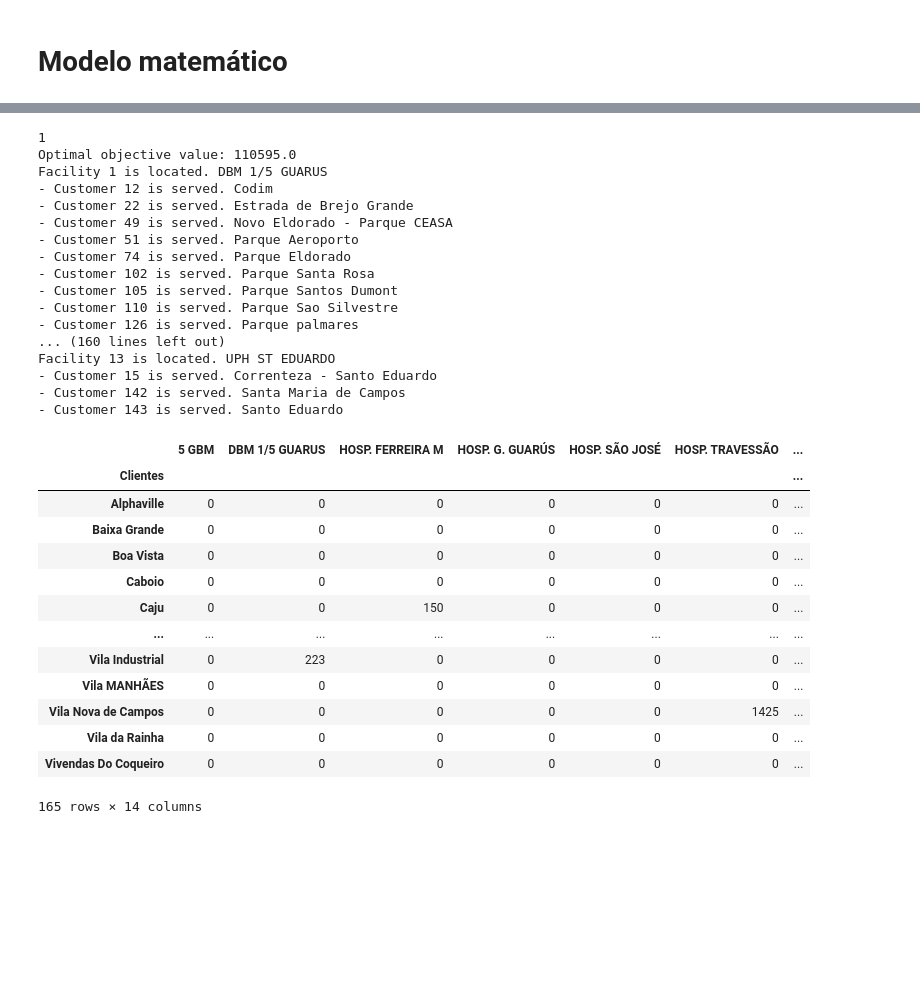
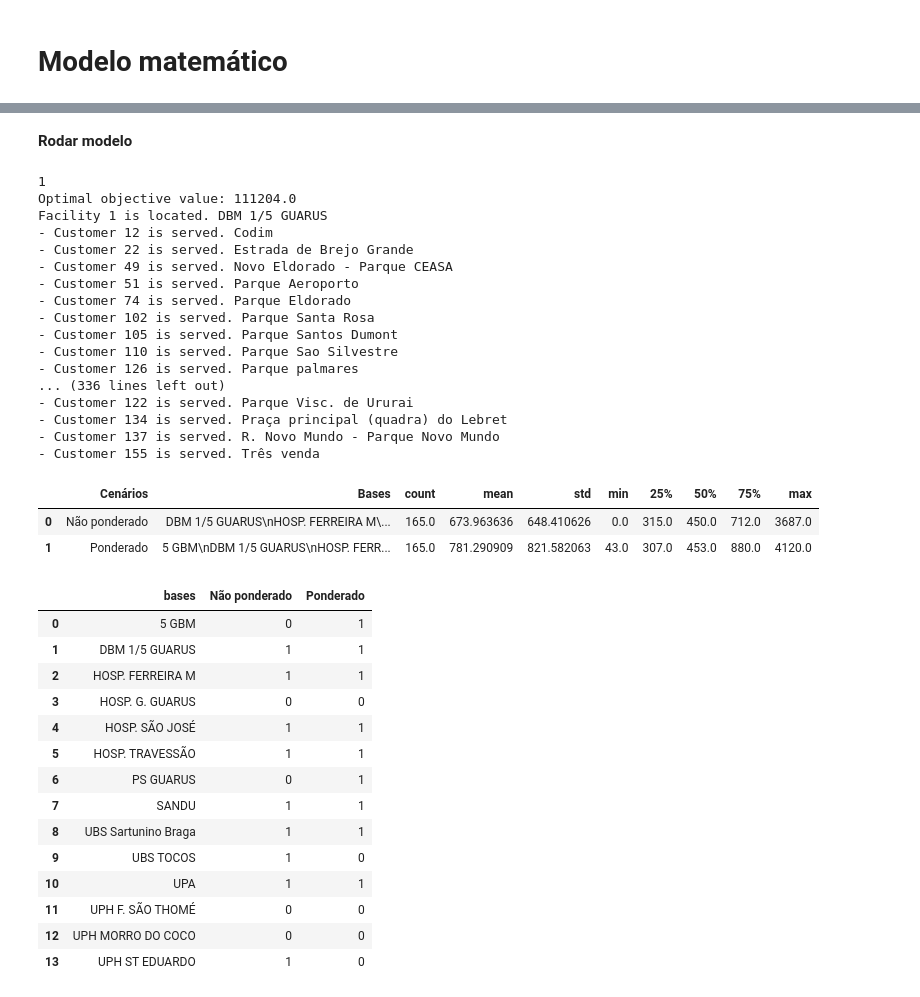
Before and after one commit to silva-fabiofreitas/P-Median, a Jupyter notebook: notebooks/Pmedian_Ambulance.ipynb, the cells around one changed output, grey strips where cells are left out. Drawn from its saved outputs; the diff is of its cells as text; code cells hidden in the pictures; blank space fills up the shorter version.

Commit message:
feat: Modelo de alocacao e resumo de resultados

```diff
--- a/notebooks/Pmedian_Ambulance.ipynb
+++ b/notebooks/Pmedian_Ambulance.ipynb
@@ -56,15 +110,21 @@ p = 9 # Nº de facilidades
 # %%
-scenario = {
-    'sem_peso':[1 for x in range(m)],
-    'ponderado_geral':[]
+scenarios = {
+    'Não ponderado':[1 for x in range(m)],
+    'Ponderado':df_bairros_ponderado.Total.to_list()
 }
+# %% [markdown]
+**Rodar modelo**
 # %%
-p_median = allocation.Allocation(m, n, p, df_matrix)
-p_median.solver()
-res = p_median.get_result()
+# Lista contendo os resultado dos cenários
+results = []
+for scenario, weigts in scenarios.items():
+    p_median = allocation.Allocation(m, n, p, df_matrix, weigts)
+    p_median.solver()
+    res = p_median.get_result()
+    results.append({scenario:res})
 # %% [output]
 1
-Optimal objective value: 110595.0
+Optimal objective value: 111204.0
 Facility 1 is located. DBM 1/5 GUARUS
 - Customer 12 is served. Codim
 - Customer 22 is served. Estrada de Brejo Grande
@@ -75,28 +135,8 @@ Facility 1 is located. DBM 1/5 GUARUS
 - Customer 105 is served. Parque Santos Dumont
 - Customer 110 is served. Parque Sao Silvestre
 - Customer 126 is served. Parque palmares
-... (160 lines left out)
-Facility 13 is located. UPH ST EDUARDO
-- Customer 15 is served. Correnteza - Santo Eduardo
-- Customer 142 is served. Santa Maria de Campos
-- Customer 143 is served. Santo Eduardo
+... (336 lines left out)
+- Customer 122 is served. Parque Visc. de Ururai
+- Customer 134 is served. Praça principal (quadra) do Lebret
+- Customer 137 is served. R. Novo Mundo - Parque Novo Mundo
+- Customer 155 is served. Três venda
-# %%
-facilities, times, df_matrix = res
-# %%
-facilities
-df_matrix
-# %% [output]
-|  | 5 GBM | DBM 1/5 GUARUS | HOSP. FERREIRA M | HOSP. G. GUARÚS | HOSP. SÃO JOSÉ | HOSP. TRAVESSÃO | ... |
-| Clientes |  |  |  |  |  |  | ... |
-| Alphaville | 0 | 0 | 0 | 0 | 0 | 0 | ... |
-| Baixa Grande | 0 | 0 | 0 | 0 | 0 | 0 | ... |
-| Boa Vista | 0 | 0 | 0 | 0 | 0 | 0 | ... |
-| Caboio | 0 | 0 | 0 | 0 | 0 | 0 | ... |
-| Caju | 0 | 0 | 150 | 0 | 0 | 0 | ... |
-| ... | ... | ... | ... | ... | ... | ... | ... |
-| Vila Industrial | 0 | 223 | 0 | 0 | 0 | 0 | ... |
-| Vila MANHÃES | 0 | 0 | 0 | 0 | 0 | 0 | ... |
-| Vila Nova de Campos | 0 | 0 | 0 | 0 | 0 | 1425 | ... |
-| Vila da Rainha | 0 | 0 | 0 | 0 | 0 | 0 | ... |
-| Vivendas Do Coqueiro | 0 | 0 | 0 | 0 | 0 | 0 | ... |
-165 rows × 14 columns
@@ -102,0 +187,30 @@ df_matrix
+# %%
+res_pmedian = GetResultPmedian(results)
+
+struct_results = res_pmedian.struct_results()
+struct_results.to_excel('cenarios.xlsx')
+struct_results
+# %% [output]
+|  | Cenários | Bases | count | mean | std | min | 25% | 50% | 75% | max |
+| 0 | Não ponderado | DBM 1/5 GUARUS\nHOSP. FERREIRA M\... | 165.0 | 673.963636 | 648.410626 | 0.0 | 315.0 | 450.0 | 712.0 | 3687.0 |
+| 1 | Ponderado | 5 GBM\nDBM 1/5 GUARUS\nHOSP. FERR... | 165.0 | 781.290909 | 821.582063 | 43.0 | 307.0 | 453.0 | 880.0 | 4120.0 |
+# %%
+facilities_open = res_pmedian.get_facilities_open()
+facilities_open.to_excel('bases_abertas.xlsx')
+facilities_open
+# %% [output]
+|  | bases | Não ponderado | Ponderado |
+| 0 | 5 GBM | 0 | 1 |
+| 1 | DBM 1/5 GUARUS | 1 | 1 |
+| 2 | HOSP. FERREIRA M | 1 | 1 |
+| 3 | HOSP. G. GUARUS | 0 | 0 |
+| 4 | HOSP. SÃO JOSÉ | 1 | 1 |
+| 5 | HOSP. TRAVESSÃO | 1 | 1 |
+| 6 | PS GUARUS | 0 | 1 |
+| 7 | SANDU | 1 | 1 |
+| 8 | UBS Sartunino Braga | 1 | 1 |
+| 9 | UBS TOCOS | 1 | 0 |
+| 10 | UPA | 1 | 1 |
+| 11 | UPH F. SÃO THOMÉ | 0 | 0 |
+| 12 | UPH MORRO DO COCO | 0 | 0 |
+| 13 | UPH ST EDUARDO | 1 | 0 |
```
Also changed, not shown: parts of 11 cells of this notebook, 4 other files.
